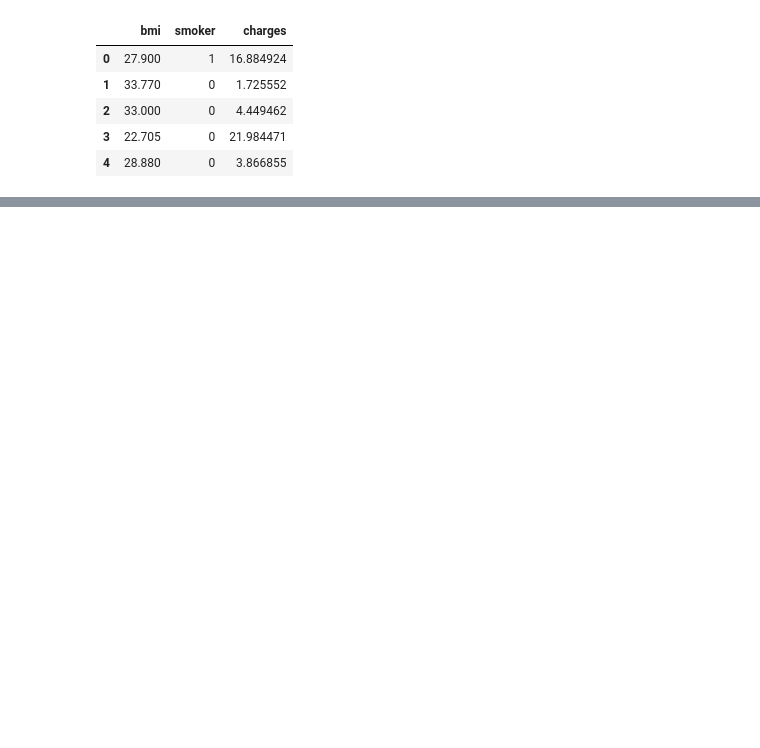
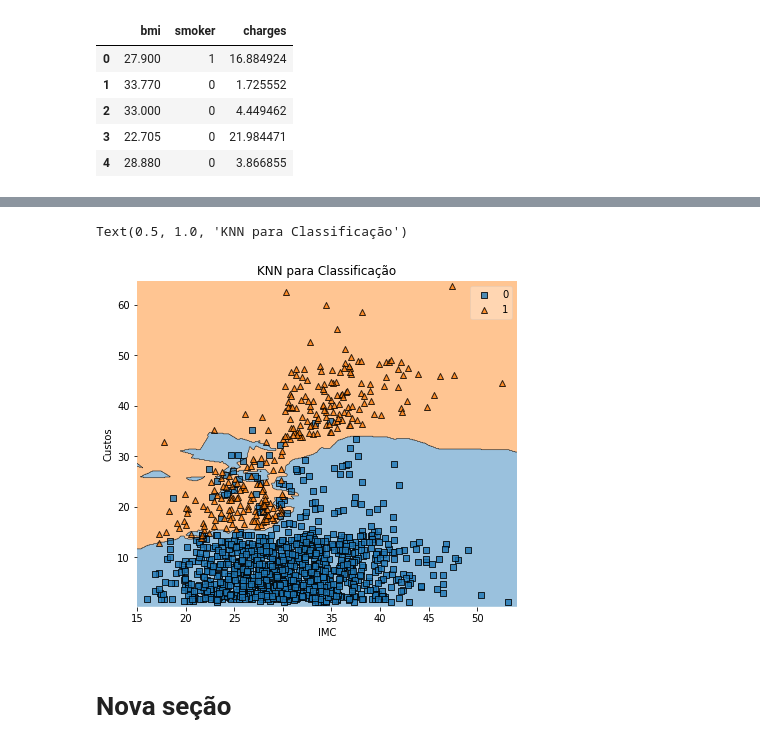
Before and after one commit to angeruzzi/MachineLearningRef, a Jupyter notebook: KNN.ipynb, the cells around one changed output, grey strips where cells are left out. Saved outputs shown, nothing was run; the diff lists cells and outputs as text; code cells hidden in the pictures; blank space fills up the shorter version.

```diff
--- a/KNN.ipynb
+++ b/KNN.ipynb
@@ -81,0 +86,23 @@ Text(0, 0.5, 'Custo')
+# %%
+#KNN COMO MODELO DE CLASSIFICAÇÃO
+
+#Identificar os fumantes a partir dos dados de BMI e CHARGES
+Xc = dados[['bmi', 'charges']]
+yc = dados['smoker']
+kc = 25;
+
+knn_c = KNeighborsRegressor(n_neighbors = k)
+knn_c.fit(Xc, yc)
+
+plt.figure(figsize = (15, 6))
+
+plt.subplot(1, 2, 1)
+plot_decision_regions(Xc.values, yc.values, clf = knn_c, legend = 1)
+plt.xlabel('IMC')
+plt.ylabel('Custos')
+plt.title('KNN para Classificação')
+# %% [output]
+Text(0.5, 1.0, 'KNN para Classificação')
+[figure, added]
+# %% [markdown]
+# Nova seção
```
Also changed, not shown: parts of 4 cells of this notebook.
